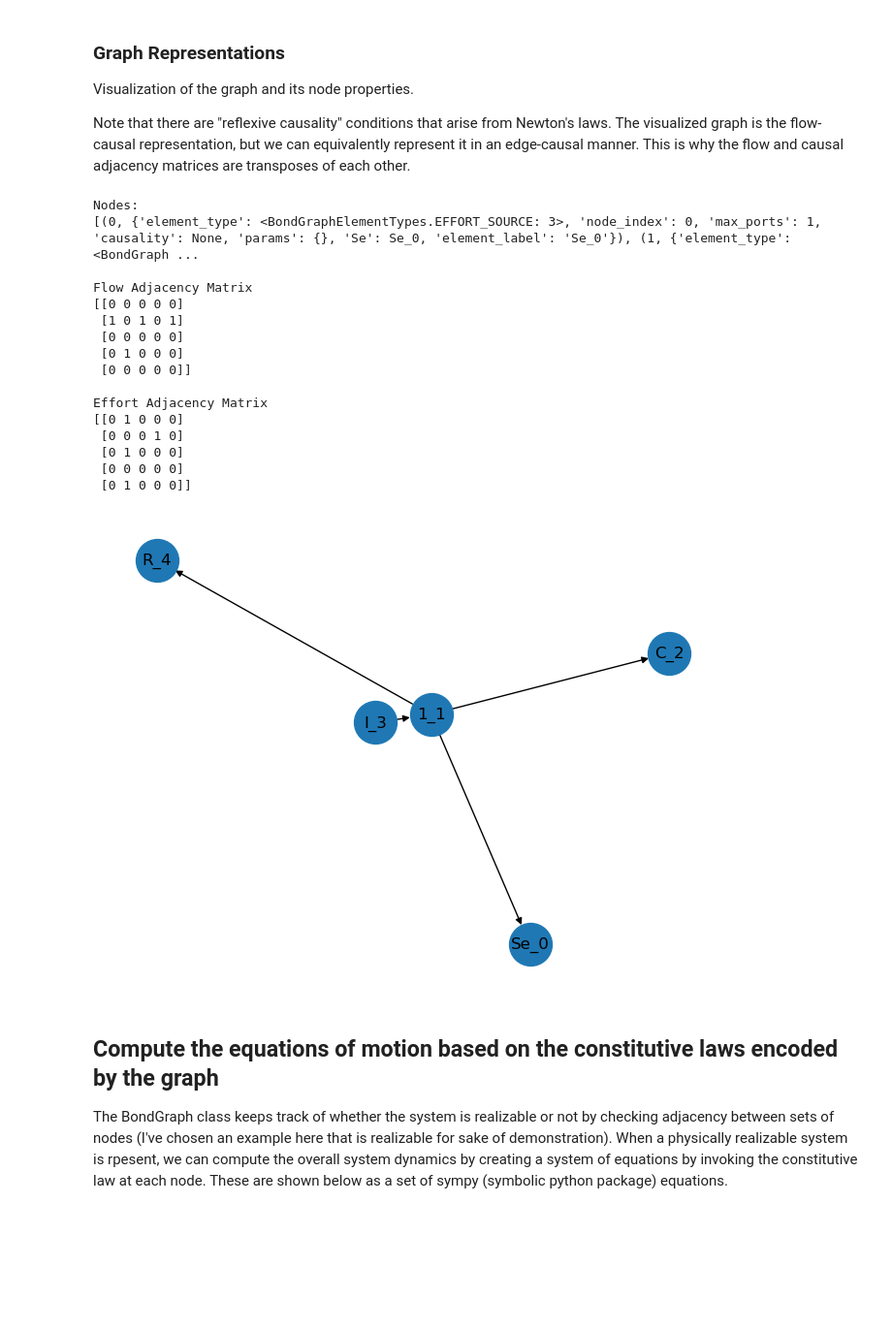
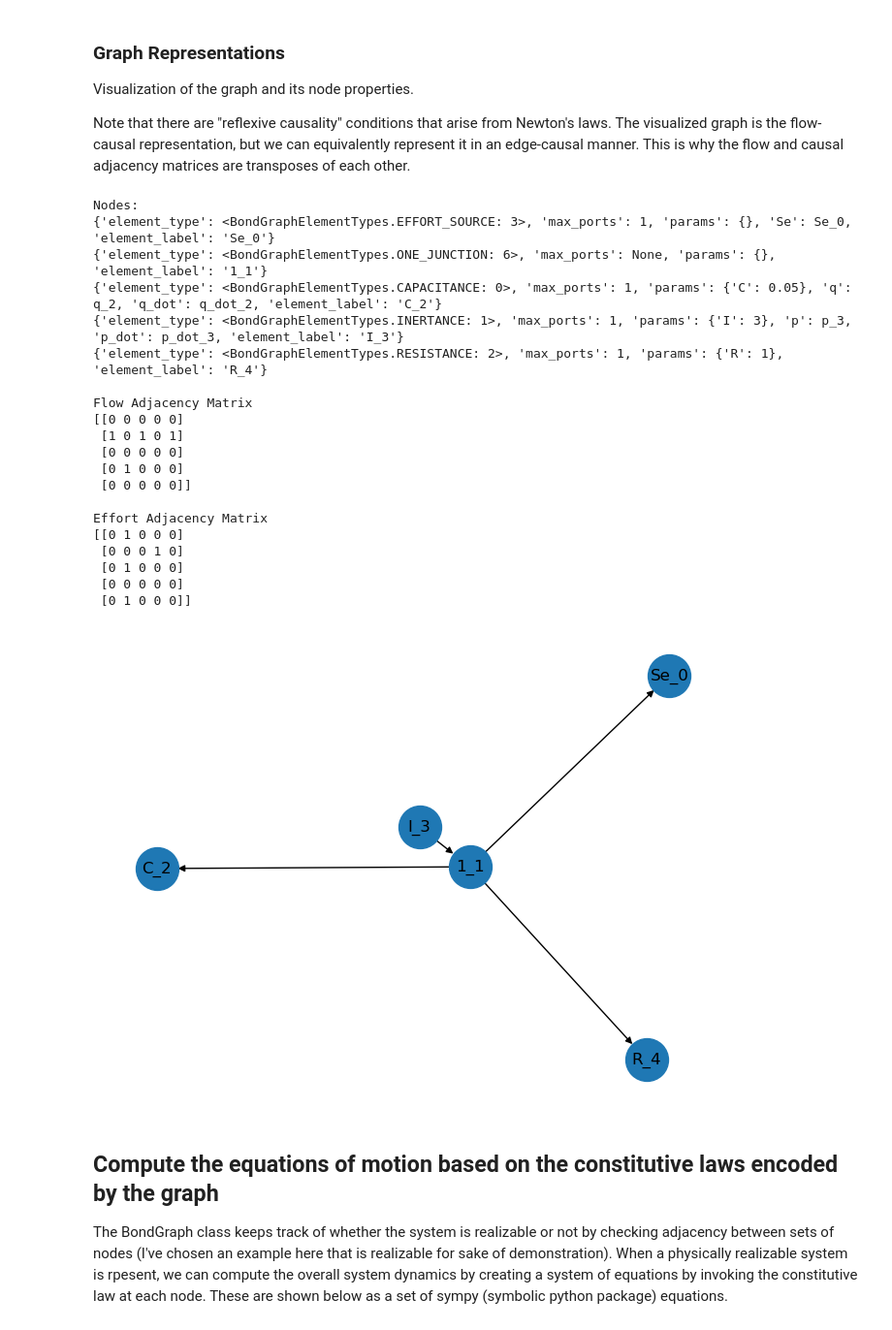
Before and after one commit to Astronauty/AiPEX-Projects, a Jupyter notebook: bond-graph-RL/mass-spring-damper_simulation_example.ipynb, the cells around one changed output. Shown at 97% size. Drawn from its saved outputs; the diff is of its cells as text; code cells hidden in the pictures; blank space fills up the shorter version.

```diff
--- a/bond-graph-RL/mass-spring-damper_simulation_example.ipynb
+++ b/bond-graph-RL/mass-spring-damper_simulation_example.ipynb
@@ -13,8 +14,11 @@ import matplotlib.pyplot as plt
 This notebook gives an example of how a bond graph system represented  **Note this is not an end-to-end demonstration of the machine learning process, but rather a demonstration of how a candidate system design is represented and its performance assessed via some pre-defined metric.**
 # %%
 # Initialize bond graph
-G = BondGraph(max_nodes=20, num_states=4)
-G.add_element(EffortSource(np.array([1, 2, 3])))
+t_span = [0, 10]
+time_array = np.linspace(t_span[0], t_span[1], 500)
+
+G = BondGraph(max_nodes=20, num_states=4, time_array=time_array)
+G.add_element(EffortSource())
 G.add_element(OneJunction())
 G.add_bond(1, 0, -1)
 G.add_element(Capacitance(capacitance=0.05))
@@ -32,36 +36,42 @@ Note that there are "reflexive causality" conditions that arise from Newton's la
 # %%
 # Draw the bond graph with labels
 labels = nx.get_node_attributes(G.flow_causal_graph, 'element_label')
 nx.draw(G.flow_causal_graph, labels=labels, with_labels=True, node_size=1000)
 
 # Print the adjacency matrix
 print("Nodes:")
-print(G.flow_causal_graph.nodes(data=True))
+for node in G.flow_causal_graph.nodes:
+    print(G.flow_causal_graph.nodes[node])
+# print(G.flow_causal_graph.nodes(data=True))
 print()
 
 print("Flow Adjacency Matrix")
 print(nx.adjacency_matrix(G.flow_causal_graph).todense())
 print()
 print("Effort Adjacency Matrix")
 print(nx.adjacency_matrix(G.effort_causal_graph).todense())
 # %% [output]
 Nodes:
-[(0, {'element_type': <BondGraphElementTypes.EFFORT_SOURCE: 3>, 'node_index': 0, 'max_ports': 1, 'causality': None, 'params': {}, 'Se': Se_0, 'element_label': 'Se_0'}), (1, {'element_type': <BondGraph ...
+{'element_type': <BondGraphElementTypes.EFFORT_SOURCE: 3>, 'max_ports': 1, 'params': {}, 'Se': Se_0, 'element_label': 'Se_0'}
+{'element_type': <BondGraphElementTypes.ONE_JUNCTION: 6>, 'max_ports': None, 'params': {}, 'element_label': '1_1'}
+{'element_type': <BondGraphElementTypes.CAPACITANCE: 0>, 'max_ports': 1, 'params': {'C': 0.05}, 'q': q_2, 'q_dot': q_dot_2, 'element_label': 'C_2'}
+{'element_type': <BondGraphElementTypes.INERTANCE: 1>, 'max_ports': 1, 'params': {'I': 3}, 'p': p_3, 'p_dot': p_dot_3, 'element_label': 'I_3'}
+{'element_type': <BondGraphElementTypes.RESISTANCE: 2>, 'max_ports': 1, 'params': {'R': 1}, 'element_label': 'R_4'}
 
 Flow Adjacency Matrix
 [[0 0 0 0 0]
  [1 0 1 0 1]
  [0 0 0 0 0]
  [0 1 0 0 0]
  [0 0 0 0 0]]
 
 Effort Adjacency Matrix
 [[0 1 0 0 0]
  [0 0 0 1 0]
  [0 1 0 0 0]
  [0 0 0 0 0]
  [0 1 0 0 0]]
-[figure, old version]
+[figure, new version]
 # %% [markdown]
 ## Compute the equations of motion based on the constitutive laws encoded by the graph
 The BondGraph class keeps track of whether the system is realizable or not by checking adjacency between sets of nodes (I've chosen an example here that is realizable for sake of demonstration). When a physically realizable system is rpesent, we can compute the overall system dynamics by creating a system of equations by invoking the constitutive law at each node. These are shown below as a set of sympy (symbolic python package) equations.
```
Also changed, not shown: parts of 8 cells of this notebook, 18 other files.
